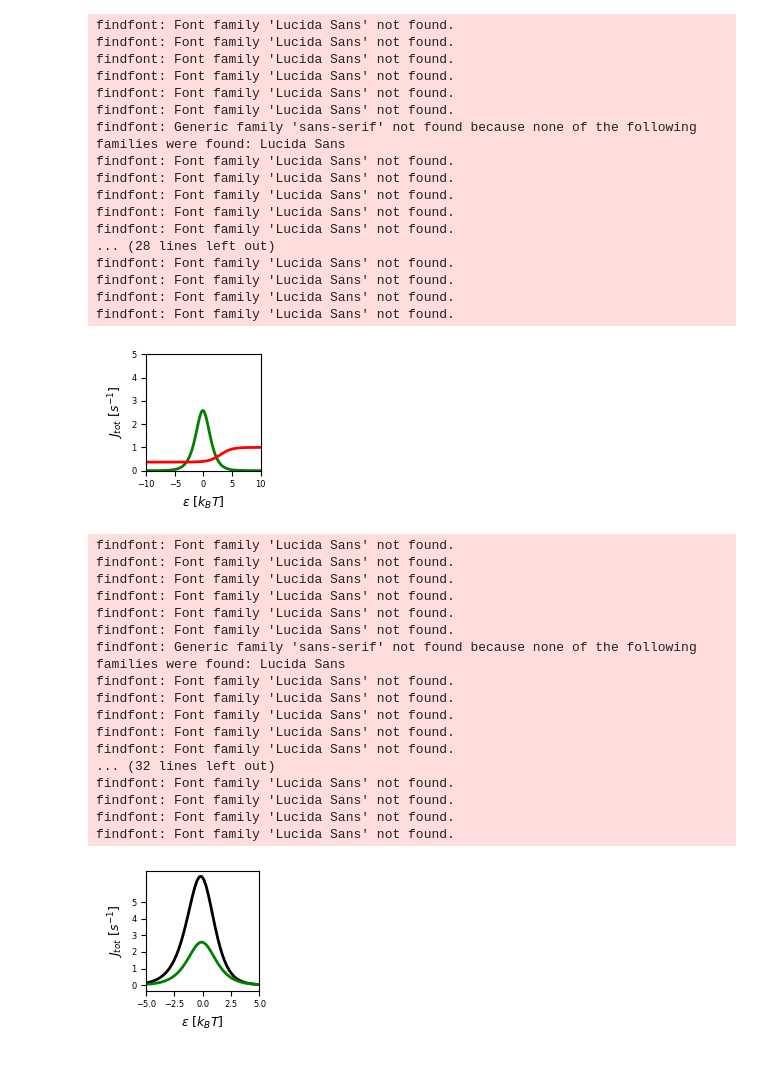
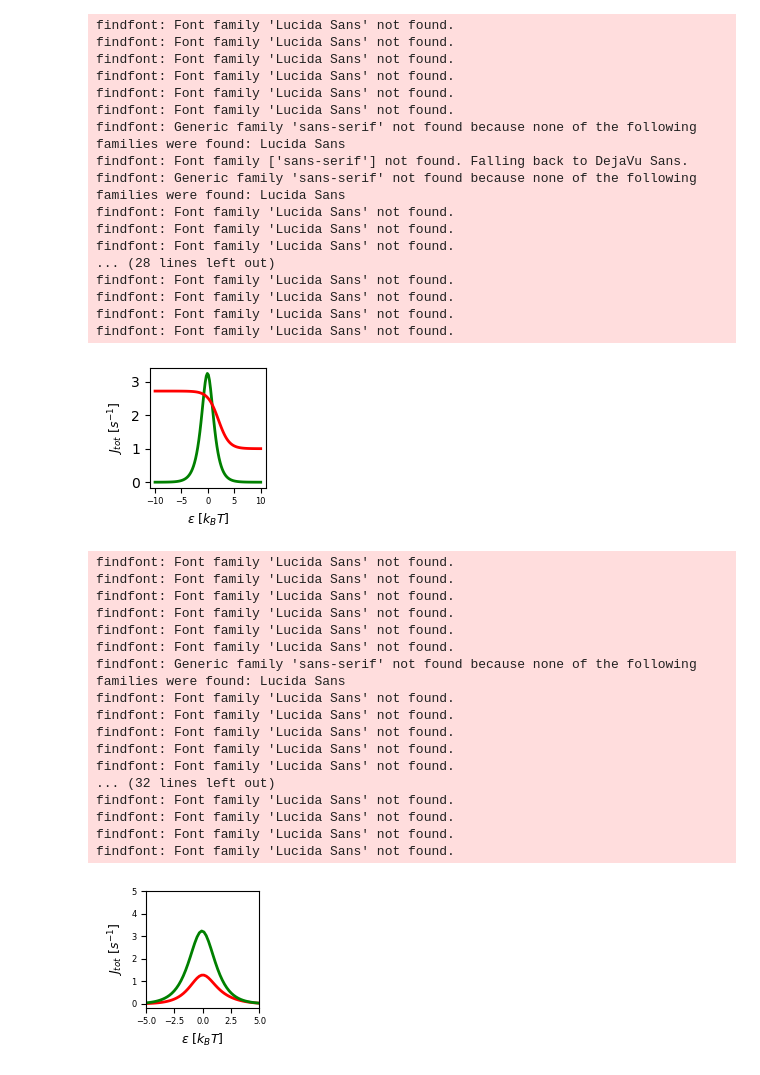
Before and after one commit to romamarketsandwich/diagram_dynamic_metabolism_v2, a Jupyter notebook: workflow/lib/selectivity_scratch.ipynb, the cells around one changed output. Drawn from its saved outputs; the diff is of its cells as text; code cells hidden in the pictures.

```diff
--- a/workflow/lib/selectivity_scratch.ipynb
+++ b/workflow/lib/selectivity_scratch.ipynb
@@ -16,7 +16,7 @@ alpha_32 = 1
 
 alpha_54 = 1
 alpha_65 = 1
-gamma = 20
+gamma = 20000
 N = 10
 G = nx.Graph()
 G.add_nodes_from([0, 1, 2, 3, 4, 5, 6, 7, 8, 9])
@@ -35,18 +35,10 @@ for epsilon in epsilon_list:
     epsilon_2 = epsilon
     alpha_14 = 1e-11
     alpha_41 = 1e-11
-    cycle_4 = [3,4,5]
-    cycle_5 = [0,1,2]
-    cycle_6 = [0,3,4,5,2]
-    cycle_7 = [3,0,1,2,5]
-    cycle_8 = [3,0,1,4,5]
-    cycle_9 = [0,3,4,1,2]
-    cycle_10 = [0,1,4,5,2]
-    cycle_11 = [3,4,1,2,5]
     right_cycles = [[2,3,4], [7,8,9], [2, 7, 8, 9, 4], [7, 2, 3, 4, 9], [7,2,3,8,9], [2,7,8,3,4], [2,3,8,9,7], [7,8,3,4,9]]
     wrong_cycles = [[2,1,0], [7,6,5], [2, 7, 6, 5, 0], [7, 2, 1, 0, 5], [7,2,1,6,5], [2,7,6,1,0], [2,1,6,5,7], [7,6,1,0,5]]
-    J_tot_r, J_tot_w = cycle_flux_fn(right_cycles, wrong_cycles, G, [(0,2), (5,7), (4,2), (9,7)], max_ss_rate_fn=max_rate_dummy, weight_mapping_fn=map_graph_weights_ten_states, alpha_32=1e-11, \
-                                              alpha_21=1e-11, alpha_54=1e-11, alpha_65=1e-11,\
+    J_tot_r, J_tot_w = cycle_flux_fn(right_cycles, wrong_cycles, G, [(0,2), (5,7), (4,2), (9,7)], max_ss_rate_fn=max_rate_dummy, weight_mapping_fn=map_graph_weights_ten_states, alpha_32=alpha_32, \
+                                              alpha_21=alpha_21, alpha_54=alpha_54, alpha_65=alpha_65,\
                                               alpha_21_w=alpha_21, alpha_32_w=alpha_32, alpha_54_w=alpha_54, alpha_65_w=alpha_65, dG_1=dG_1, dG_2=dG_2, dG_1_w = dG_1_w, dG_2_w = dG_2_w, \
                                               gamma=gamma, epsilon_1=epsilon_1, epsilon_2=epsilon_2, k_bT=k_bT, alpha_14=alpha_14, alpha_41=alpha_41)
     J_tot_list_cycle_r.append(J_tot_r * max_rate_dummy())
@@ -57,48 +49,48 @@ plt.figure(figsize=(1.9,1.9))
 
 # s3 = figure(title="Flux", x_range=(-10, 10), y_range=(0,5), tools="", toolbar_location=None, width=170, height=170)
 plt.rcParams['font.sans-serif'] = ['Lucida Sans']
-plt.xlim(-10, 10)
-plt.ylim(0, 5)
+# plt.xlim(-10, 10)
+# plt.ylim(0, 5)
 plt.plot(epsilon_list, J_tot_list_cycle_r, color='green', label='Total Flux', linewidth=2,)
-plt.plot(epsilon_list, J_tot_list_cycle_w, color='red', label='Total Flux', linewidth=2, )
+plt.plot(epsilon_list, [J_tot_list_cycle_w[i] for i in range(len(epsilon_list))], color='red', label='Total Flux', linewidth=2, )
 # plt.plot(epsilon_list, J_limit_1_list, color='#92278f', linestyle='dashdot', label='Limit 1', linewidth=2)
 # plt.plot(epsilon_list, J_limit_2_list, color='#f7941d', linestyle='dashdot', label='Limit 2', linewidth=2)
 plt.xlabel('$\epsilon \ [k_B T]$', fontsize=9, fontdict={'family': 'sans-serif'})
 plt.ylabel('$J_{tot} \ [s^{-1}]$', fontsize=9, fontdict={'family': 'sans-serif'})
 plt.xticks([-10, -5, 0, 5, 10], fontsize=6)
-plt.yticks([i for i in range(0, 6)], fontsize=6)
+# plt.yticks([i for i in range(0, 6)], fontsize=6)
 ax = plt.gca()
 for tick in ax.get_xticklabels():
     tick.set_fontname("Lucida Sans")
 for tick in ax.get_yticklabels():
     tick.set_fontname("Lucida Sans")
 # idx = np.argmin(np.abs(epsilon_list - epsilon_list[np.where(np.array(J_tot_list) == np.max(J_tot_list))[0][0]]))
 # plt.scatter(epsilon_list[idx], J_tot_list[idx], color='red', s=50, label='Current Point')
 # plt.legend()
 plt.tight_layout()
 # %% [output]
 findfont: Font family 'Lucida Sans' not found.
 findfont: Font family 'Lucida Sans' not found.
 findfont: Font family 'Lucida Sans' not found.
 findfont: Font family 'Lucida Sans' not found.
 findfont: Font family 'Lucida Sans' not found.
 findfont: Font family 'Lucida Sans' not found.
 findfont: Generic family 'sans-serif' not found because none of the following families were found: Lucida Sans
-findfont: Font family 'Lucida Sans' not found.
-findfont: Font family 'Lucida Sans' not found.
+findfont: Font family ['sans-serif'] not found. Falling back to DejaVu Sans.
+findfont: Generic family 'sans-serif' not found because none of the following families were found: Lucida Sans
 findfont: Font family 'Lucida Sans' not found.
 findfont: Font family 'Lucida Sans' not found.
 findfont: Font family 'Lucida Sans' not found.
 ... (28 lines left out)
 findfont: Font family 'Lucida Sans' not found.
 findfont: Font family 'Lucida Sans' not found.
 findfont: Font family 'Lucida Sans' not found.
 findfont: Font family 'Lucida Sans' not found.
-[figure, old version]
+[figure, new version]
 # %%
 plt.figure(figsize=(1.9,1.9))
 
-plt.plot(epsilon_list, [J_tot_list_cycle_r[i]/J_tot_list_cycle_w[i] for i in range(len(epsilon_list))], color='black', label='Selectivity', linewidth=2,)
+plt.plot(epsilon_list, [J_tot_list_cycle_r[i]/J_tot_list_cycle_w[i] for i in range(len(epsilon_list))], color='red', label='Selectivity', linewidth=2,)
 plt.plot(epsilon_list, J_tot_list_cycle_r, color='green', label='Total Flux', linewidth=2,)
 
 # plt.plot(epsilon_list, J_limit_1_list, color='#92278f', linestyle='dashdot', label='Limit 1', linewidth=2)
@@ -138,4 +130,4 @@ findfont: Font family 'Lucida Sans' not found.
 findfont: Font family 'Lucida Sans' not found.
 findfont: Font family 'Lucida Sans' not found.
 findfont: Font family 'Lucida Sans' not found.
-[figure, old version]
+[figure, new version]
```
Also changed, not shown: parts of 2 cells of this notebook, 6 other files.
